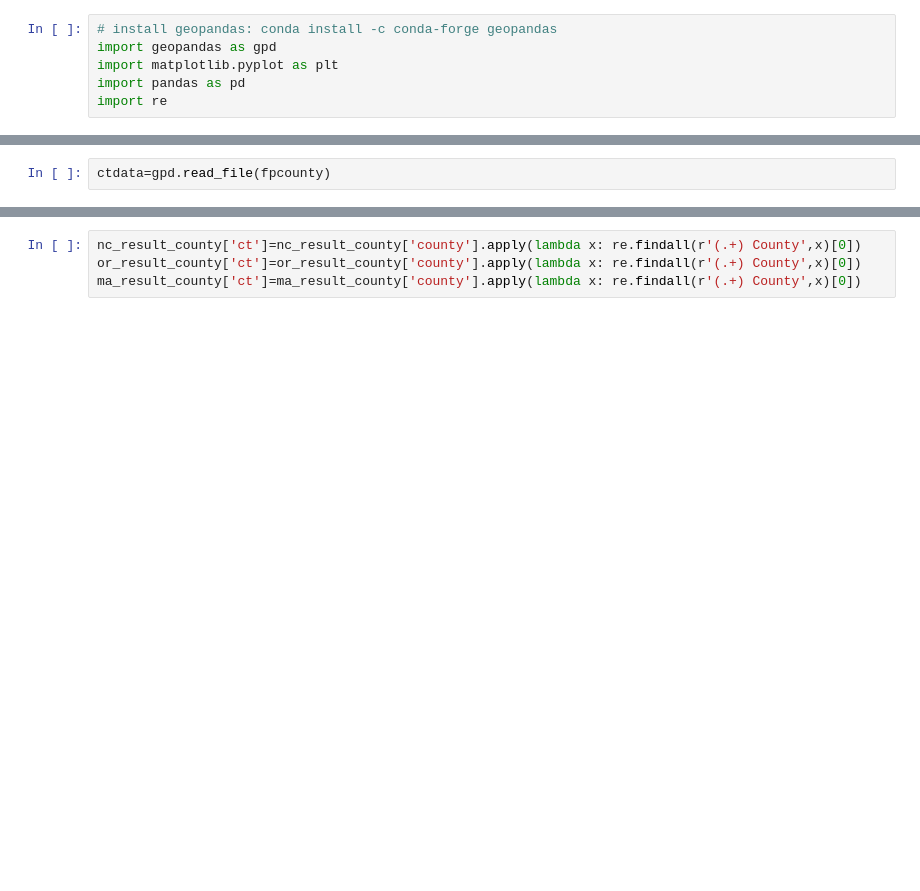
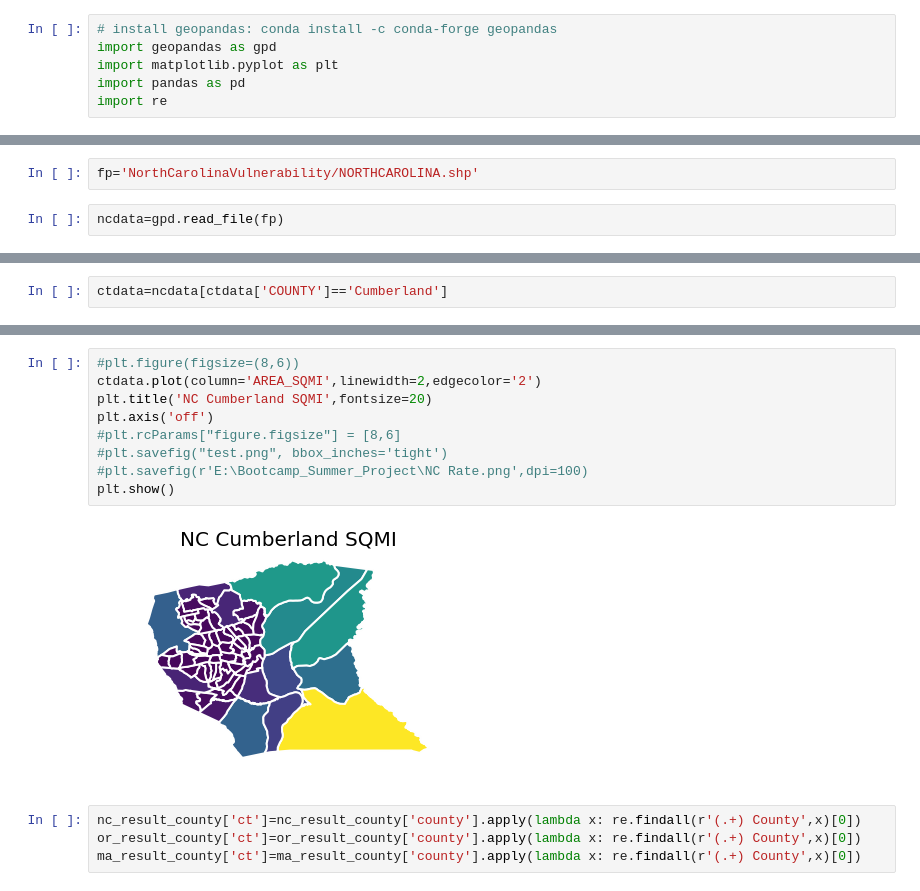
Before and after one commit to jmpmcmanus/Flood, a Jupyter notebook: CDC.ipynb, the cells around one changed output, grey strips where cells are left out. Cells and saved outputs as stored; diff of their text form; blank space fills up the shorter version.

Commit message:
Plot Map

```diff
--- a/CDC.ipynb
+++ b/CDC.ipynb
@@ -9,2 +7,4 @@ fpcounty='E:\Team_Data\cb_2017_us_county_500k\cb_2017_us_county_500k.shp'
+# %%
+fp='NorthCarolinaVulnerability/NORTHCAROLINA.shp'
 # %%
-ctdata=gpd.read_file(fpcounty)
+ncdata=gpd.read_file(fp)
@@ -14,0 +19,2 @@ ma_result_county=pd.read_csv(r'E:\Bootcamp_Summer_Project\Zhongshuai_Cao\ma_resu
+# %%
+ctdata=ncdata[ctdata['COUNTY']=='Cumberland']
@@ -15,3 +31,14 @@ ma_result_county=pd.read_csv(r'E:\Bootcamp_Summer_Project\Zhongshuai_Cao\ma_resu
+# %%
+#plt.figure(figsize=(8,6))
+ctdata.plot(column='AREA_SQMI',linewidth=2,edgecolor='2')
+plt.title('NC Cumberland SQMI',fontsize=20)
+plt.axis('off')
+#plt.rcParams["figure.figsize"] = [8,6]
+#plt.savefig("test.png", bbox_inches='tight')
+#plt.savefig(r'E:\Bootcamp_Summer_Project\NC Rate.png',dpi=100)
+plt.show()
+# %% [output]
+[figure, added]
 # %%
 nc_result_county['ct']=nc_result_county['county'].apply(lambda x: re.findall(r'(.+) County',x)[0])
 or_result_county['ct']=or_result_county['county'].apply(lambda x: re.findall(r'(.+) County',x)[0])
```
Also changed, not shown: parts of 5 cells of this notebook, 1 other file.
